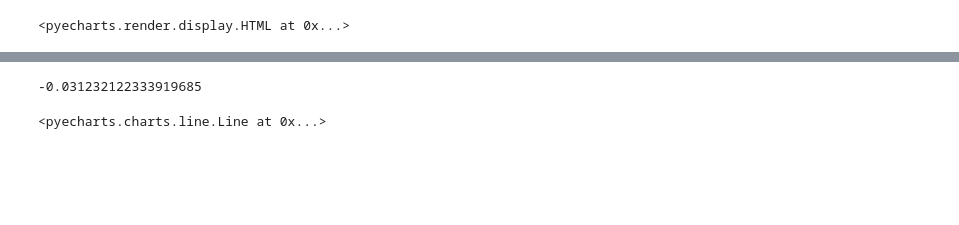
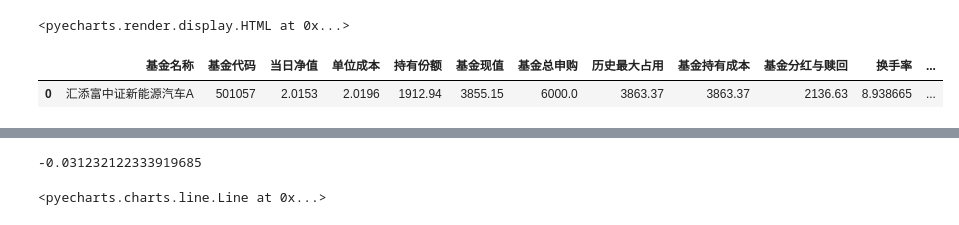
Before and after one commit to aYuhangZhang/xalpha, a Jupyter notebook: doc/samples/policy-yh.ipynb, the cells around one changed output, grey strips where cells are left out. Drawn from its saved outputs; the diff is of its cells as text; code cells hidden in the pictures; blank space fills up the shorter version.

```diff
--- a/doc/samples/policy-yh.ipynb
+++ b/doc/samples/policy-yh.ipynb
@@ -45,7 +48,12 @@ cm_XinNengYuanCar.v_tradevolume()
 # %% [markdown]
 ### 网格类
 # %%
-gr_XinNengYuanCar = xa.policy.grid(yhXinNengYuanCar,[5,5,5,5,5],[15,10,10,10,10],'2021-01-01', '2021-07-31', totmoney=10000)
+gr_XinNengYuanCar = xa.policy.grid(
+    yhXinNengYuanCar,
+    [5,5,5,5,5],
+    [6,10,10,10,10],
+    '2021-01-01', '2021-07-31',
+    totmoney=10000)
 # 制定一个 17年开始，18年8月结束的，以开始日期价格为基准，每下跌3%买入一仓，每仓买入上涨6%后卖出的网格策略，一共设置6档
 ## 注意网格对应的总金额可通过 totmoney= 参数设置，这里默认值是100000
 ## 卖出实际并不严格对应每次买入的份额，而是买入均分金额分仓，卖出均分持有份额分仓
@@ -75,6 +83,11 @@ t_XinNengYuanCar = xa.trade(yhXinNengYuanCar, gr_XinNengYuanCar.status) #  请
 t_XinNengYuanCar.v_tradevolume() # 交易情况可视化
 # %% [output]
 <pyecharts.render.display.HTML at 0x...>
+# %%
+t_XinNengYuanCar.dailyreport()
+# %% [output]
+|  | 基金名称 | 基金代码 | 当日净值 | 单位成本 | 持有份额 | 基金现值 | 基金总申购 | 历史最大占用 | 基金持有成本 | 基金分红与赎回 | 换手率 | ... |
+| 0 | 汇添富中证新能源汽车A | 501057 | 2.0153 | 2.0196 | 1912.94 | 3855.15 | 6000.0 | 3863.37 | 3863.37 | 2136.63 | 8.938665 | ... |
 # %%
 gfc_t.xirrrate('2018-04-01') # 截止指定日期的年化收益率超过50%
 # %% [output]
```
Also changed, not shown: parts of 6 cells of this notebook, 3 other files.
